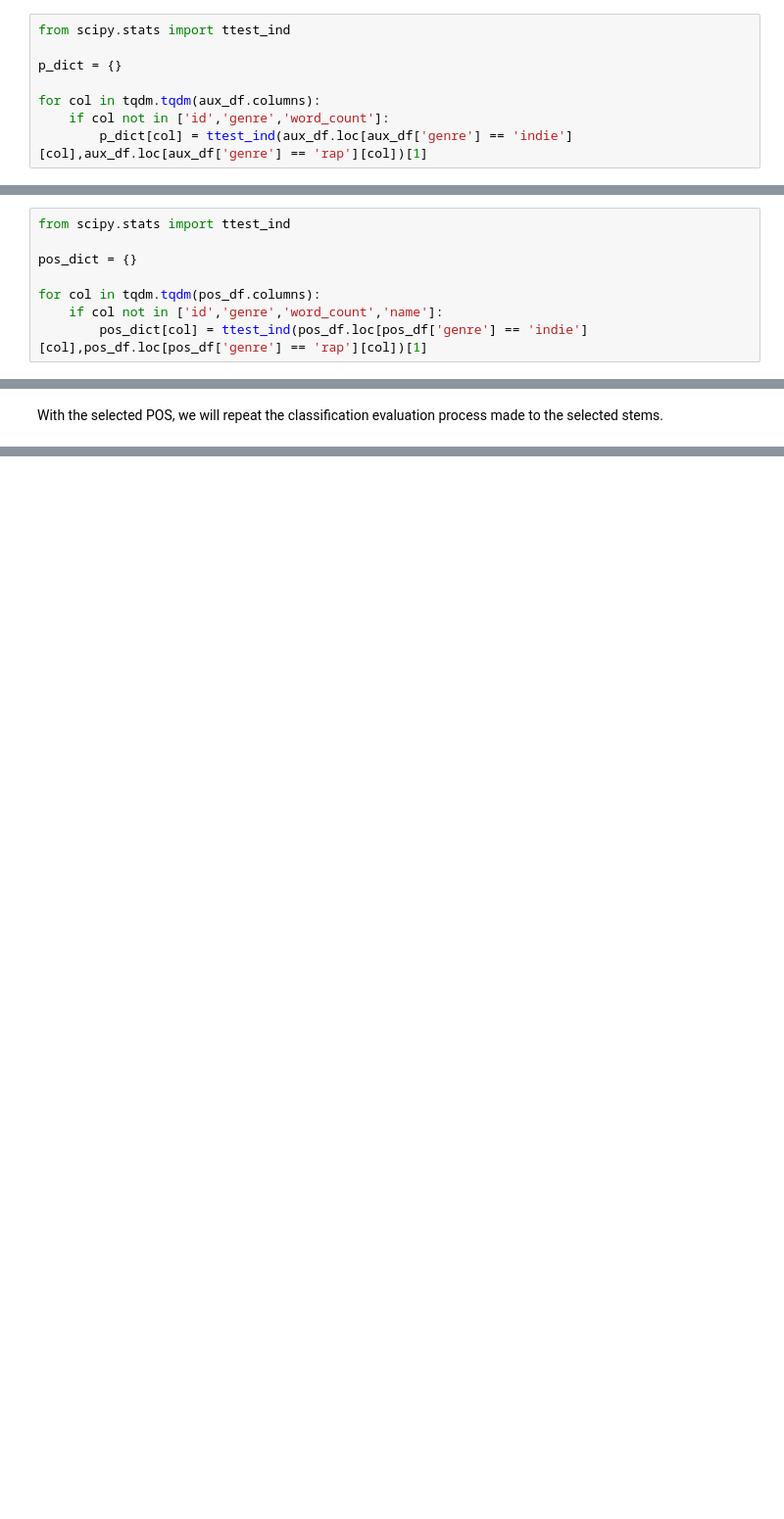
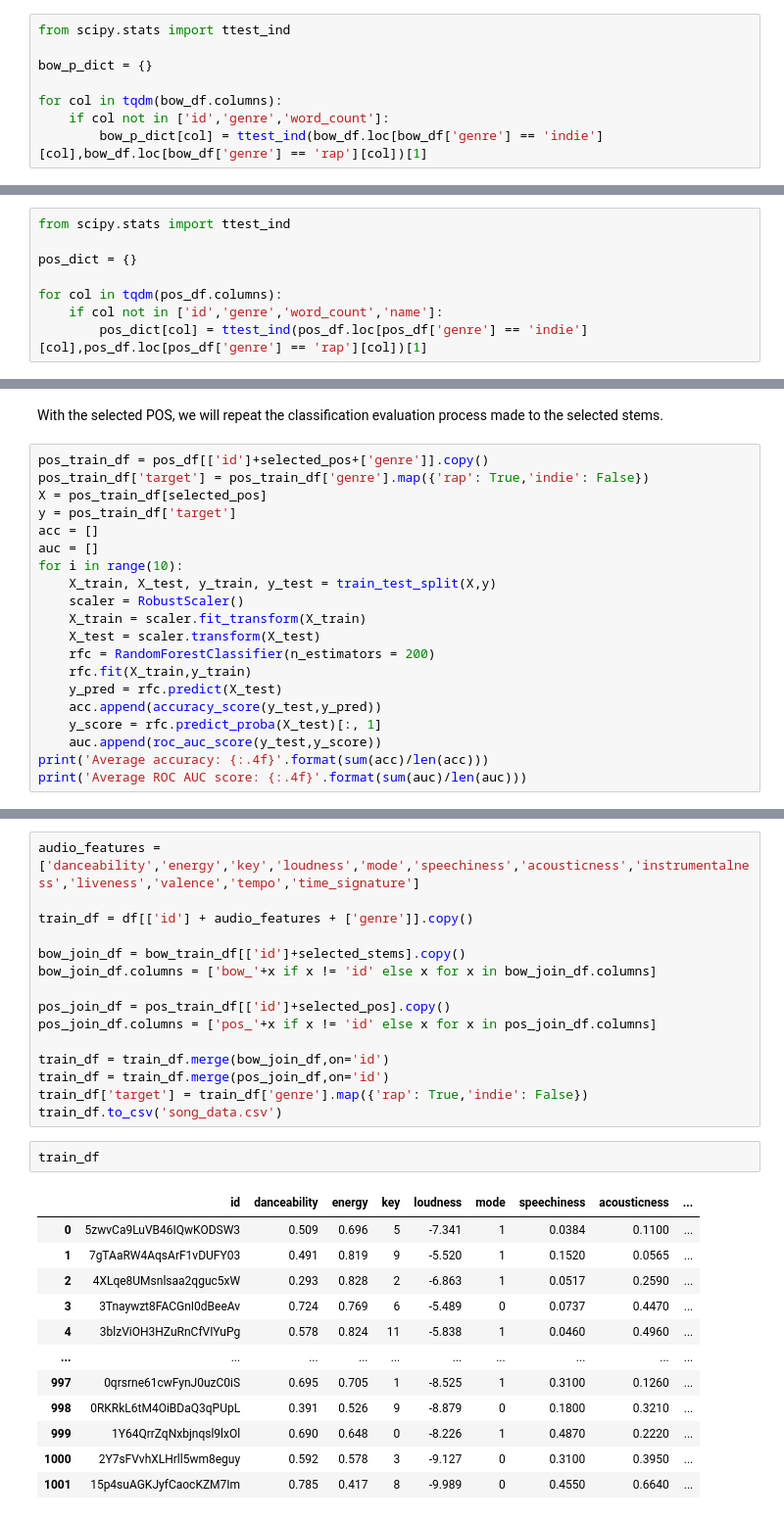
Before and after one commit to gustavolopeso/lyrics-genre-classifier, a Jupyter notebook: lyrics_genre_classifier.ipynb, the cells around one changed output, grey strips where cells are left out. Shown: that part at 98% size. Cells and saved outputs as stored; diff of their text form; blank space fills up the shorter version.

```diff
--- a/lyrics_genre_classifier.ipynb
+++ b/lyrics_genre_classifier.ipynb
@@ -200,11 +206,11 @@ import tqdm
 # %%
 from scipy.stats import ttest_ind
 
-p_dict = {}
+bow_p_dict = {}
 
-for col in tqdm.tqdm(aux_df.columns):
+for col in tqdm(bow_df.columns):
     if col not in ['id','genre','word_count']:
-        p_dict[col] = ttest_ind(aux_df.loc[aux_df['genre'] == 'indie'][col],aux_df.loc[aux_df['genre'] == 'rap'][col])[1]
+        bow_p_dict[col] = ttest_ind(bow_df.loc[bow_df['genre'] == 'indie'][col],bow_df.loc[bow_df['genre'] == 'rap'][col])[1]
 # %% [markdown]
 Now, we are going to select the 50 features with the lowest calculated p-values to train our model. The smaller the p-value, the more different are the distributions of that stem in each genre.
 # %%
@@ -367,7 +347,7 @@ from scipy.stats import ttest_ind
 
 pos_dict = {}
 
-for col in tqdm.tqdm(pos_df.columns):
+for col in tqdm(pos_df.columns):
     if col not in ['id','genre','word_count','name']:
         pos_dict[col] = ttest_ind(pos_df.loc[pos_df['genre'] == 'indie'][col],pos_df.loc[pos_df['genre'] == 'rap'][col])[1]
 # %%
@@ -382,2 +361,22 @@ selected_pos = list(p_df.iloc[:20].index)
 # %% [markdown]
 With the selected POS, we will repeat the classification evaluation process made to the selected stems.
+# %%
+pos_train_df = pos_df[['id']+selected_pos+['genre']].copy()
+pos_train_df['target'] = pos_train_df['genre'].map({'rap': True,'indie': False})
+X = pos_train_df[selected_pos]
+y = pos_train_df['target']
+acc = []
+auc = []
+for i in range(10):
+    X_train, X_test, y_train, y_test = train_test_split(X,y)
+    scaler = RobustScaler()
+    X_train = scaler.fit_transform(X_train)
+    X_test = scaler.transform(X_test)
+    rfc = RandomForestClassifier(n_estimators = 200)
+    rfc.fit(X_train,y_train)
+    y_pred = rfc.predict(X_test)
+    acc.append(accuracy_score(y_test,y_pred))
+    y_score = rfc.predict_proba(X_test)[:, 1]
+    auc.append(roc_auc_score(y_test,y_score))
+print('Average accuracy: {:.4f}'.format(sum(acc)/len(acc)))
+print('Average ROC AUC score: {:.4f}'.format(sum(auc)/len(auc)))
@@ -383,0 +392,30 @@ With the selected POS, we will repeat the classification evaluation process made
+# %%
+audio_features = ['danceability','energy','key','loudness','mode','speechiness','acousticness','instrumentalness','liveness','valence','tempo','time_signature']
+
+train_df = df[['id'] + audio_features + ['genre']].copy()
+
+bow_join_df = bow_train_df[['id']+selected_stems].copy()
+bow_join_df.columns = ['bow_'+x if x != 'id' else x for x in bow_join_df.columns]
+
+pos_join_df = pos_train_df[['id']+selected_pos].copy()
+pos_join_df.columns = ['pos_'+x if x != 'id' else x for x in pos_join_df.columns]
+
+train_df = train_df.merge(bow_join_df,on='id')
+train_df = train_df.merge(pos_join_df,on='id')
+train_df['target'] = train_df['genre'].map({'rap': True,'indie': False})
+train_df.to_csv('song_data.csv')
+# %%
+train_df
+# %% [output]
+|  | id | danceability | energy | key | loudness | mode | speechiness | acousticness | ... |
+| 0 | 5zwvCa9LuVB46IQwKODSW3 | 0.509 | 0.696 | 5 | -7.341 | 1 | 0.0384 | 0.1100 | ... |
+| 1 | 7gTAaRW4AqsArF1vDUFY03 | 0.491 | 0.819 | 9 | -5.520 | 1 | 0.1520 | 0.0565 | ... |
+| 2 | 4XLqe8UMsnlsaa2qguc5xW | 0.293 | 0.828 | 2 | -6.863 | 1 | 0.0517 | 0.2590 | ... |
+| 3 | 3Tnaywzt8FACGnI0dBeeAv | 0.724 | 0.769 | 6 | -5.489 | 0 | 0.0737 | 0.4470 | ... |
+| 4 | 3blzViOH3HZuRnCfVIYuPg | 0.578 | 0.824 | 11 | -5.838 | 1 | 0.0460 | 0.4960 | ... |
+| ... | ... | ... | ... | ... | ... | ... | ... | ... | ... |
+| 997 | 0qrsrne61cwFynJ0uzC0iS | 0.695 | 0.705 | 1 | -8.525 | 1 | 0.3100 | 0.1260 | ... |
+| 998 | 0RKRkL6tM4OiBDaQ3qPUpL | 0.391 | 0.526 | 9 | -8.879 | 0 | 0.1800 | 0.3210 | ... |
+| 999 | 1Y64QrrZqNxbjnqsl9lxOl | 0.690 | 0.648 | 0 | -8.226 | 1 | 0.4870 | 0.2220 | ... |
+| 1000 | 2Y7sFVvhXLHrll5wm8eguy | 0.592 | 0.578 | 3 | -9.127 | 0 | 0.3100 | 0.3950 | ... |
+| 1001 | 15p4suAGKJyfCaocKZM7Im | 0.785 | 0.417 | 8 | -9.989 | 0 | 0.4550 | 0.6640 | ... |
```
Also changed, not shown: parts of 55 cells of this notebook.
